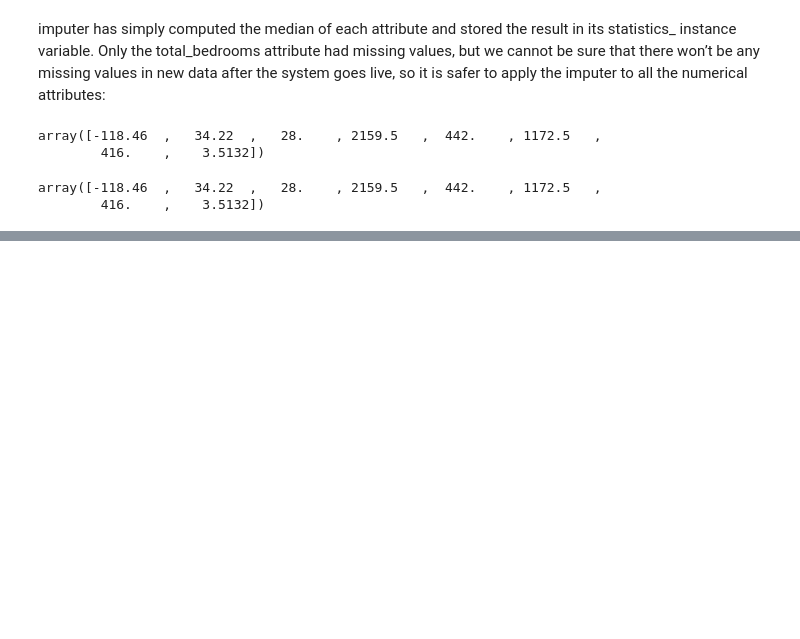
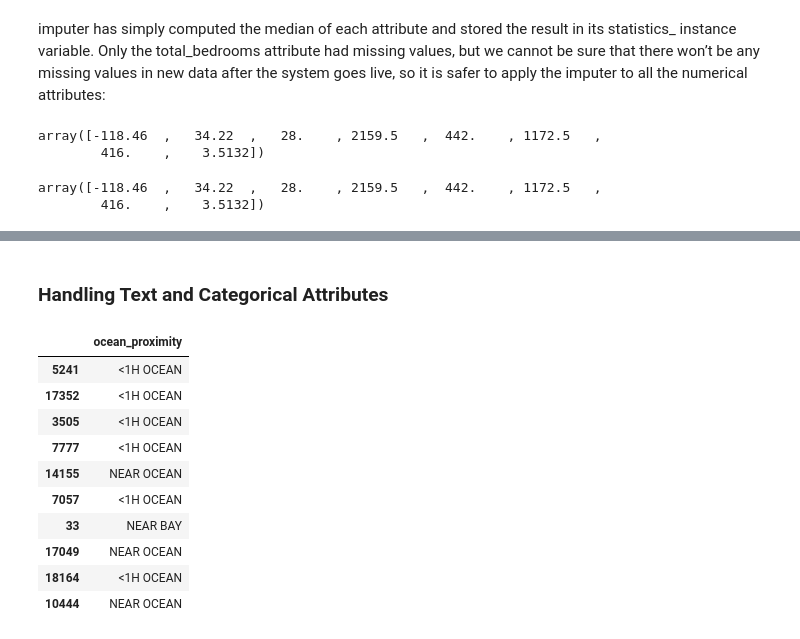
Before and after one commit to pralov-malla/Housing-Price-Prediction, a Jupyter notebook: housing.ipynb, the cells around one changed output, grey strips where cells are left out. Drawn from its saved outputs; the diff is of its cells as text; code cells hidden in the pictures; blank space fills up the shorter version.

```diff
--- a/housing.ipynb
+++ b/housing.ipynb
@@ -388,0 +389,19 @@ housing_tr.sample(5)
+# %% [markdown]
+### Handling Text and Categorical Attributes
+# %%
+# ocean_proximity attribute is the only Text attribute
+housing_cat = housing[['ocean_proximity']]
+# %%
+housing_cat.head(10)
+# %% [output]
+|  | ocean_proximity |
+| 5241 | <1H OCEAN |
+| 17352 | <1H OCEAN |
+| 3505 | <1H OCEAN |
+| 7777 | <1H OCEAN |
+| 14155 | NEAR OCEAN |
+| 7057 | <1H OCEAN |
+| 33 | NEAR BAY |
+| 17049 | NEAR OCEAN |
+| 18164 | <1H OCEAN |
+| 10444 | NEAR OCEAN |
```
Also changed, not shown: parts of 17 cells of this notebook.
